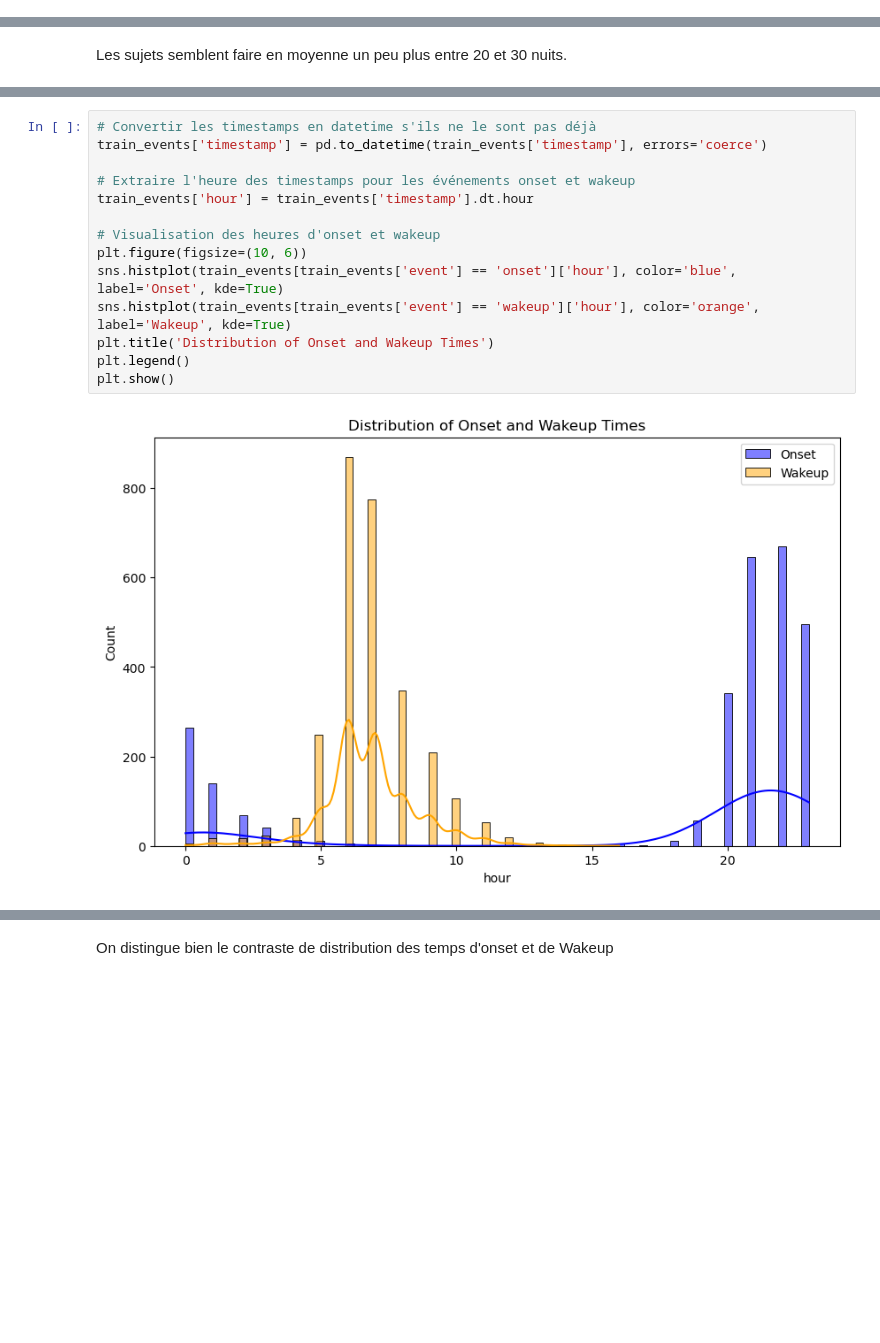
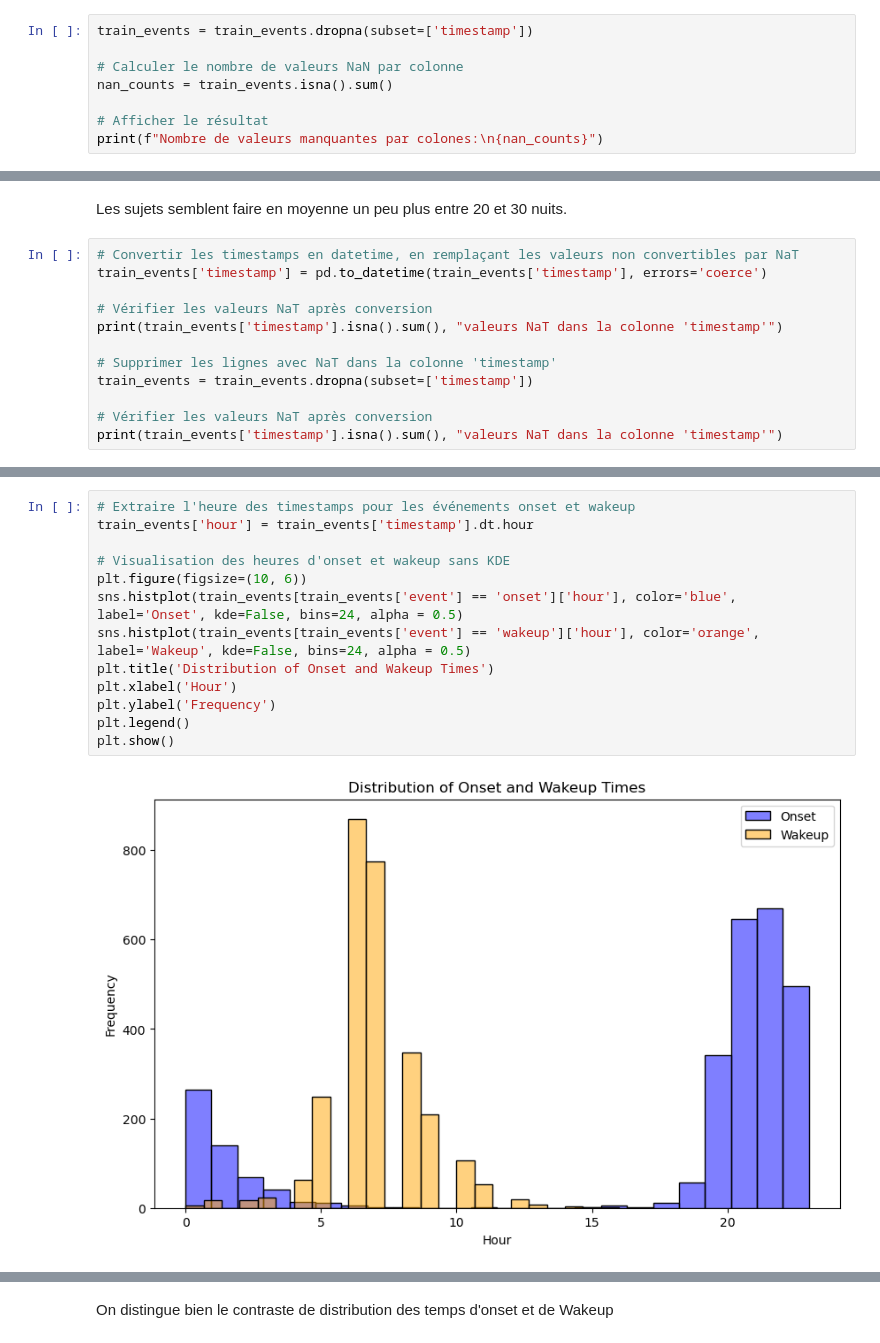
Before and after one commit to theo-serralta/sleep-states, a Jupyter notebook: src/visualization_theo.ipynb, the cells around one changed output, grey strips where cells are left out. Saved outputs shown, nothing was run; the diff lists cells and outputs as text; blank space fills up the shorter version.

Commit message:
Visualize outlier and distribution onset/wakeup

```diff
--- a/src/visualization_theo.ipynb
+++ b/src/visualization_theo.ipynb
@@ -54,3 +54,11 @@ event           0
 step         4923
 timestamp    4923
 dtype: int64
+# %%
+train_events = train_events.dropna(subset=['timestamp'])
+
+# Calculer le nombre de valeurs NaN par colonne
+nan_counts = train_events.isna().sum()
+
+# Afficher le résultat
+print(f"Nombre de valeurs manquantes par colones:\n{nan_counts}")
@@ -147,2 +168,14 @@ plt.show()
 # %% [markdown]
 Les sujets semblent faire en moyenne un peu plus entre 20 et 30 nuits.
+# %%
+# Convertir les timestamps en datetime, en remplaçant les valeurs non convertibles par NaT
+train_events['timestamp'] = pd.to_datetime(train_events['timestamp'], errors='coerce')
+
+# Vérifier les valeurs NaT après conversion
+print(train_events['timestamp'].isna().sum(), "valeurs NaT dans la colonne 'timestamp'")
+
+# Supprimer les lignes avec NaT dans la colonne 'timestamp'
+train_events = train_events.dropna(subset=['timestamp'])
+
+# Vérifier les valeurs NaT après conversion
+print(train_events['timestamp'].isna().sum(), "valeurs NaT dans la colonne 'timestamp'")
@@ -149,16 +185,15 @@ Les sujets semblent faire en moyenne un peu plus entre 20 et 30 nuits.
 # %%
-# Convertir les timestamps en datetime s'ils ne le sont pas déjà
-train_events['timestamp'] = pd.to_datetime(train_events['timestamp'], errors='coerce')
-
 # Extraire l'heure des timestamps pour les événements onset et wakeup
 train_events['hour'] = train_events['timestamp'].dt.hour
 
-# Visualisation des heures d'onset et wakeup
+# Visualisation des heures d'onset et wakeup sans KDE
 plt.figure(figsize=(10, 6))
-sns.histplot(train_events[train_events['event'] == 'onset']['hour'], color='blue', label='Onset', kde=True)
-sns.histplot(train_events[train_events['event'] == 'wakeup']['hour'], color='orange', label='Wakeup', kde=True)
+sns.histplot(train_events[train_events['event'] == 'onset']['hour'], color='blue', label='Onset', kde=False, bins=24, alpha = 0.5)
+sns.histplot(train_events[train_events['event'] == 'wakeup']['hour'], color='orange', label='Wakeup', kde=False, bins=24, alpha = 0.5)
 plt.title('Distribution of Onset and Wakeup Times')
+plt.xlabel('Hour')
+plt.ylabel('Frequency')
 plt.legend()
 plt.show()
 # %% [output]
-[figure, old version]
+[figure, new version]
```
Also changed, not shown: parts of 14 cells of this notebook.
